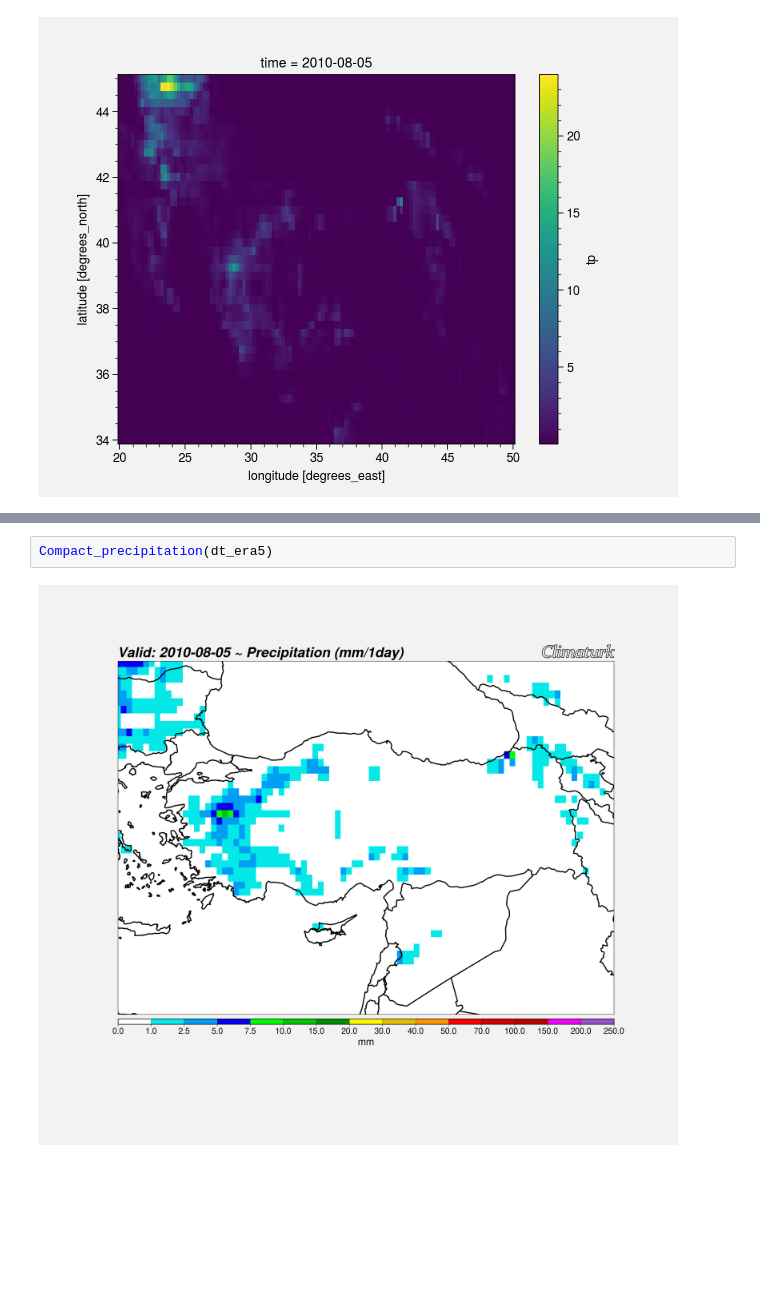
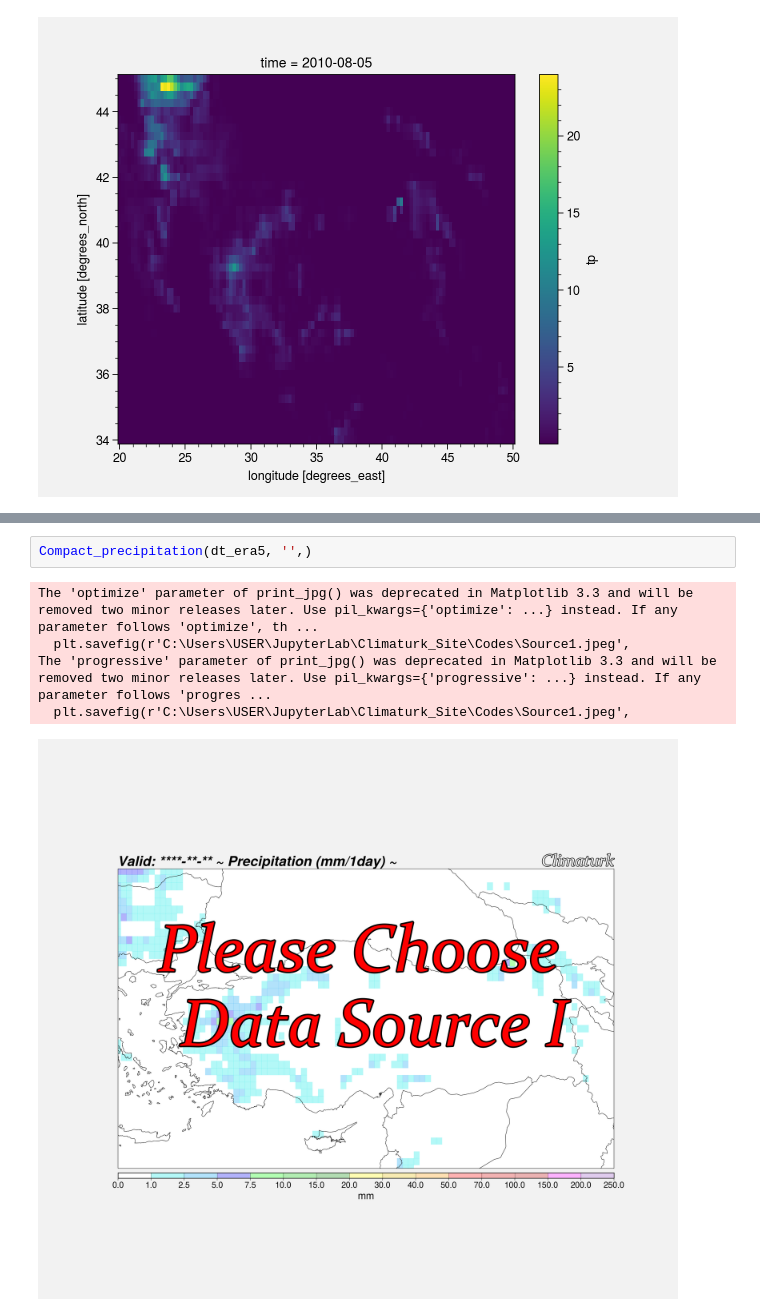
Before and after one commit to donmezkutay/Climaturk-Base, a Jupyter notebook: development/Precipitation_Compact_Maps.ipynb, the cells around one changed output, grey strips where cells are left out. Saved outputs shown, nothing was run; the diff lists cells and outputs as text; blank space fills up the shorter version.

Commit message:
Add Precipitation Source Map for Website #19052021

```diff
--- a/development/Precipitation_Compact_Maps.ipynb
+++ b/development/Precipitation_Compact_Maps.ipynb
@@ -263,5 +302,9 @@ def Compact_precipitation(data):
     #plt.close()
 # %%
-Compact_precipitation(dt_era5)
+Compact_precipitation(dt_era5, '',)
 # %% [output]
+The 'optimize' parameter of print_jpg() was deprecated in Matplotlib 3.3 and will be removed two minor releases later. Use pil_kwargs={'optimize': ...} instead. If any parameter follows 'optimize', th ...
+  plt.savefig(r'C:\Users\USER\JupyterLab\Climaturk_Site\Codes\Source1.jpeg',
+The 'progressive' parameter of print_jpg() was deprecated in Matplotlib 3.3 and will be removed two minor releases later. Use pil_kwargs={'progressive': ...} instead. If any parameter follows 'progres ...
+  plt.savefig(r'C:\Users\USER\JupyterLab\Climaturk_Site\Codes\Source1.jpeg',
-[figure, old version]
+[figure, new version]
```
Also changed, not shown: parts of 2 cells of this notebook.
